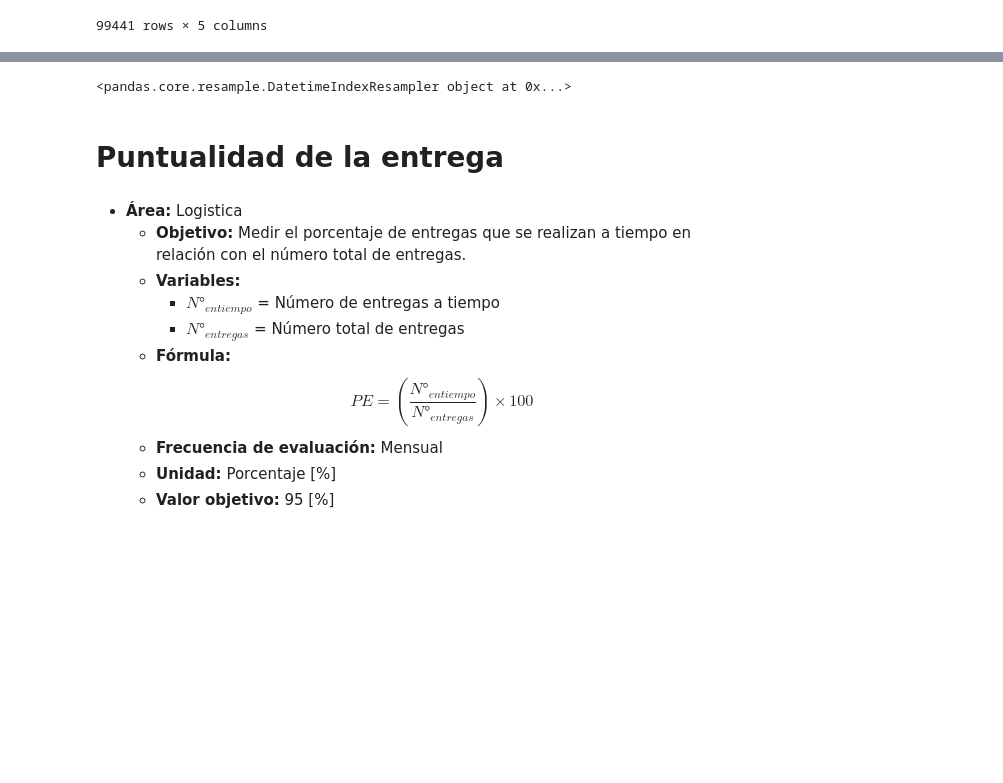
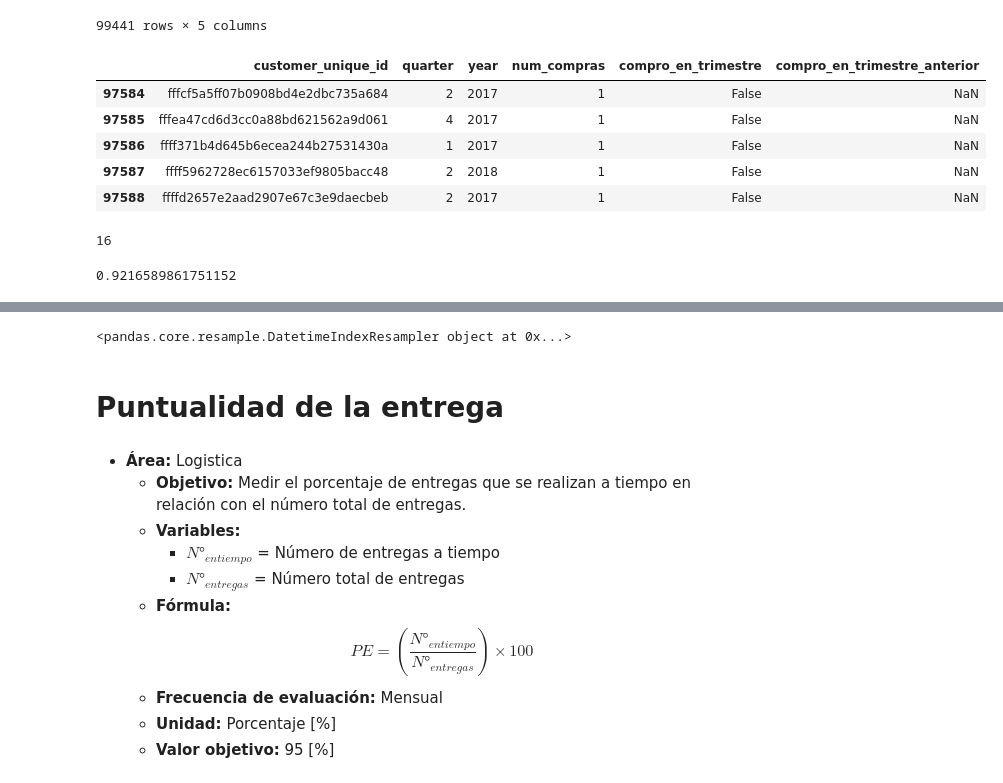
Before and after one commit to agusdm97/PF-DTS05-E-COMMERCE-OLIST, a Jupyter notebook: etapas_del_proyecto/etapa_1/eda/analisis_kpi.ipynb, the cells around one changed output, grey strips where cells are left out. Drawn from its saved outputs; the diff is of its cells as text; code cells hidden in the pictures; blank space fills up the shorter version.

```diff
--- a/etapas_del_proyecto/etapa_1/eda/analisis_kpi.ipynb
+++ b/etapas_del_proyecto/etapa_1/eda/analisis_kpi.ipynb
@@ -352,0 +353,17 @@ df_merged_FC['quarter'] =df_merged_FC['order_purchase_timestamp']
+# %%
+df_merged_FC['year'] = df_merged_FC['order_purchase_timestamp'].dt.year
+# %%
+clientes_group = df_merged_FC.groupby(['customer_unique_id','quarter','year']).size().reset_index(name='num_compras')
+# %%
+clientes_group['compro_en_trimestre'] = clientes_group['num_compras'] > 1
+# %%
+clientes_group['compro_en_trimestre_anterior'] = clientes_group.groupby("customer_unique_id")['compro_en_trimestre'].shift(1)
+# %%
+clientes_group.tail()
+# %% [output]
+|  | customer_unique_id | quarter | year | num_compras | compro_en_trimestre | compro_en_trimestre_anterior |
+| 97584 | fffcf5a5ff07b0908bd4e2dbc735a684 | 2 | 2017 | 1 | False | NaN |
+| 97585 | fffea47cd6d3cc0a88bd621562a9d061 | 4 | 2017 | 1 | False | NaN |
+| 97586 | ffff371b4d645b6ecea244b27531430a | 1 | 2017 | 1 | False | NaN |
+| 97587 | ffff5962728ec6157033ef9805bacc48 | 2 | 2018 | 1 | False | NaN |
+| 97588 | ffffd2657e2aad2907e67c3e9daecbeb | 2 | 2017 | 1 | False | NaN |
@@ -352,0 +376,4 @@ df_merged_FC['quarter'] =df_merged_FC['order_purchase_timestamp']
+# %%
+num_clientes_fieles
+# %% [output]
+16
@@ -352,0 +382,5 @@ df_merged_FC['quarter'] =df_merged_FC['order_purchase_timestamp']
+# %%
+porcentaje_clientes_fieles = (num_clientes_fieles / num_total_clientes)*100
+porcentaje_clientes_fieles
+# %% [output]
+0.9216589861751152
```
Also changed, not shown: parts of 18 cells of this notebook.
